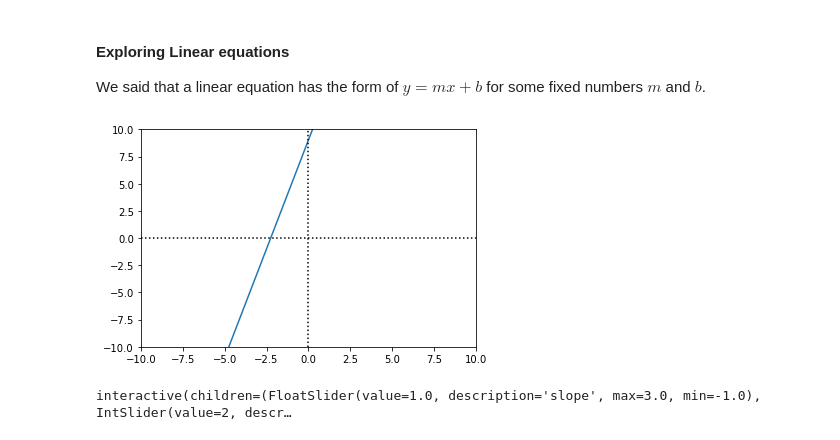
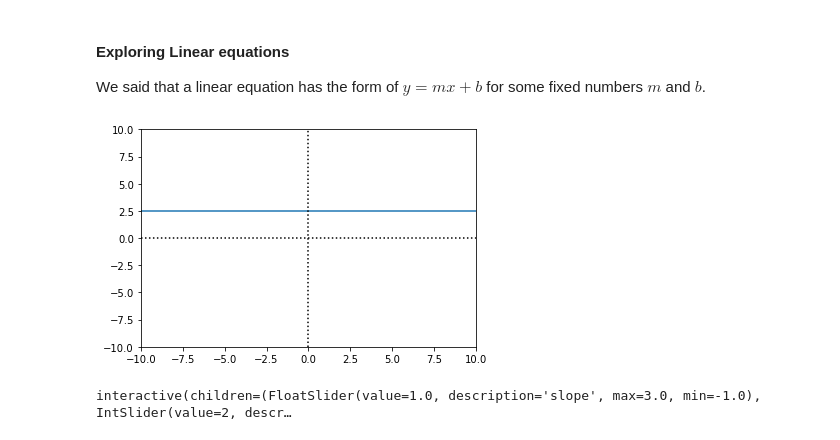
Before and after one commit to spencerWyman/linear_regression_tutorial, a Jupyter notebook: Linear Regression Tutorial.ipynb, the cells around one changed output. Drawn from its saved outputs; the diff is of its cells as text; code cells hidden in the pictures.

```diff
--- a/Linear Regression Tutorial.ipynb
+++ b/Linear Regression Tutorial.ipynb
@@ -146,18 +142,16 @@ We said that a linear equation has the form of $y = mx + b$ for some fixed numbe
 # %%
 # This higher order function takes the two parameters "slope" and "Y_intercept",
 # and returns a linear function.
 def line_maker(slope, y_intercept):
     line = lambda x: slope*x + y_intercept # (x) => (slope * x + y_intercept)
     return line
 
-chosen_line = line_maker(4, 9)
-
-def some_line(x): return 3*x + 6
+chosen_line = line_maker(0, 2.5)
 
 _, ax = make_axes()
 graph_ax(chosen_line, ax)
 # %% [output]
-[figure, old version]
+[figure, new version]
 # %%
 graph_line = lambda slope, y_intercept: graph_ax(line_maker(slope, y_intercept), make_axes()[1])
 # %%
```
Also changed, not shown: parts of 14 cells of this notebook.
